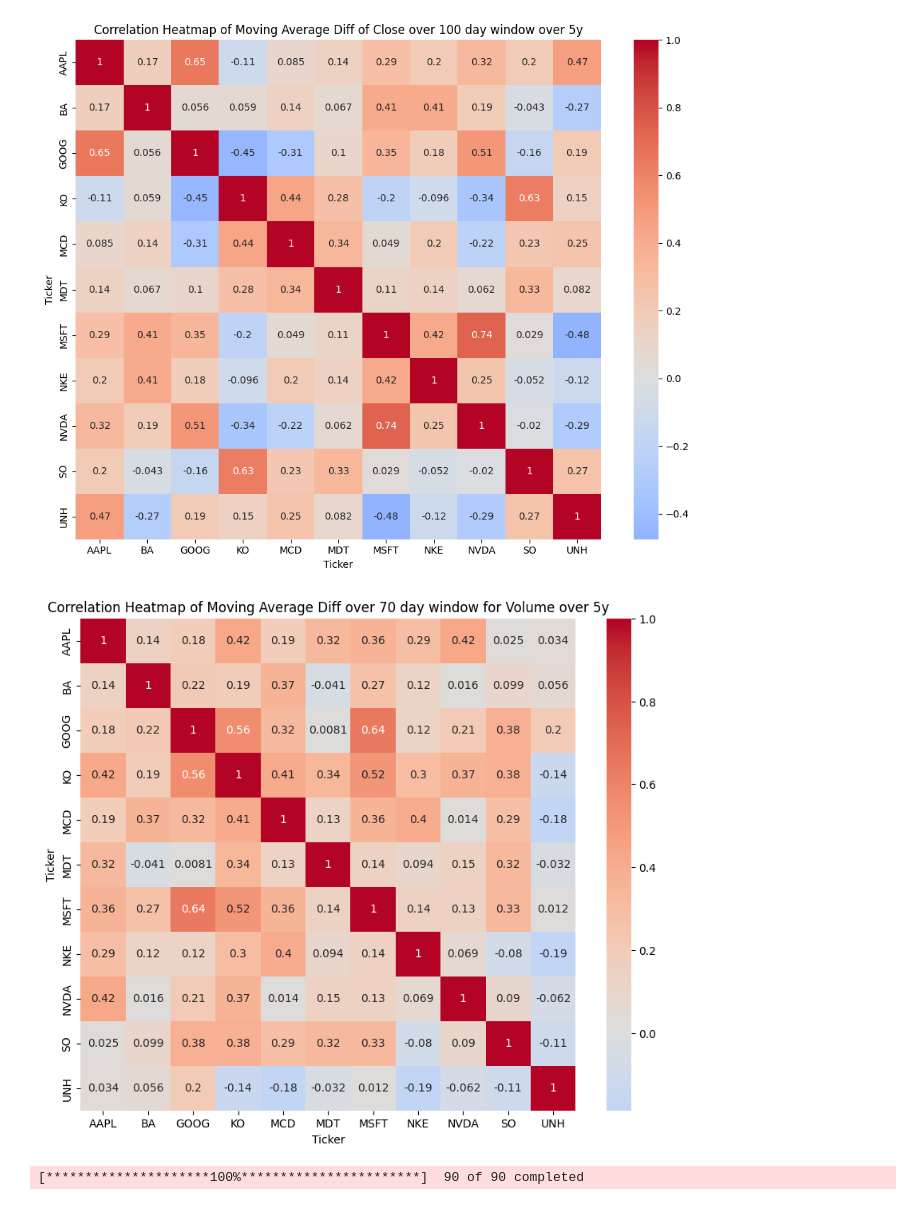
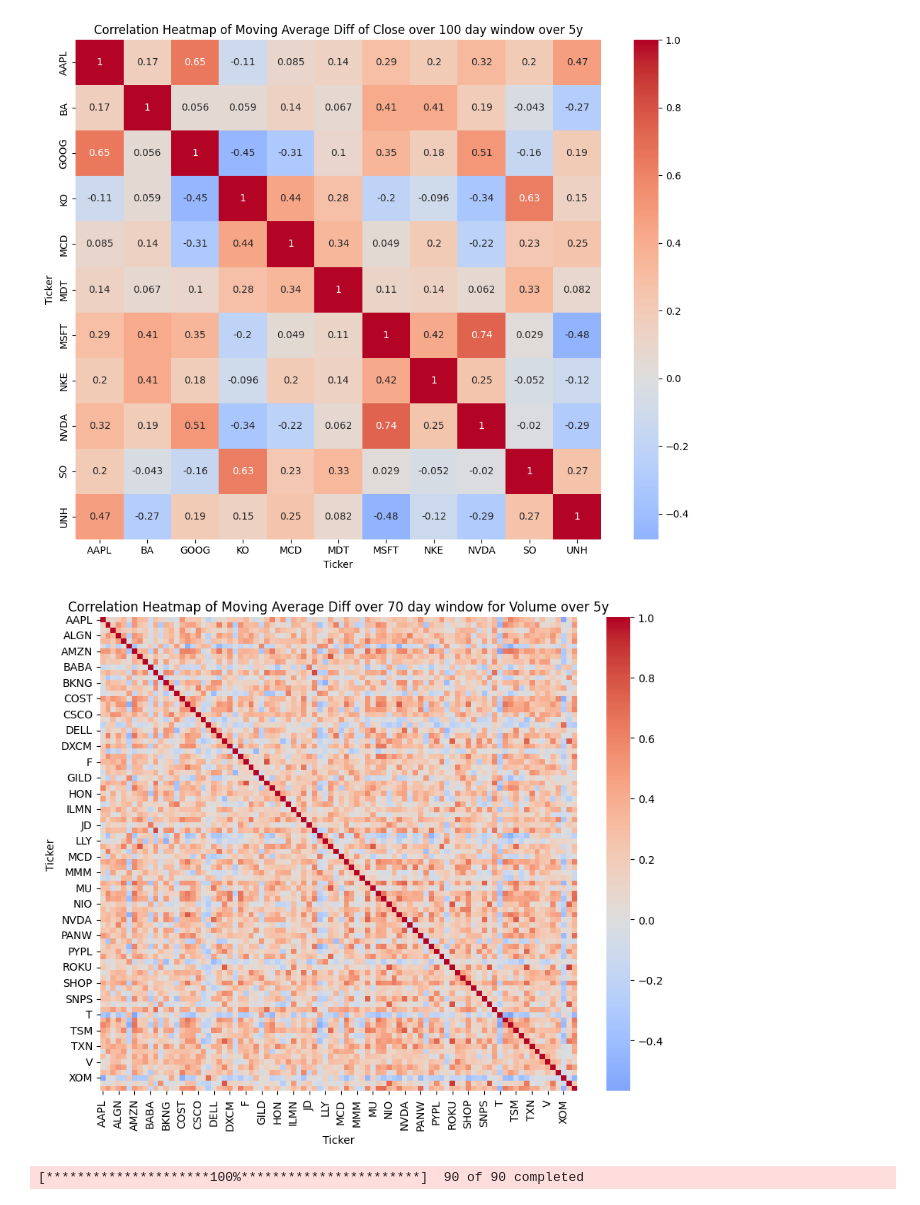
Before and after one commit to AlexanderVaz15/Final_16B, a Jupyter notebook: BullFolio.ipynb, the cells around one changed output. Drawn from its saved outputs; the diff is of its cells as text; code cells hidden in the pictures.

```diff
--- a/BullFolio.ipynb
+++ b/BullFolio.ipynb
@@ -342,8 +342,8 @@ plt.show()
 # %% [output]
 [figure]
 # %%
-feature = 'Volume'
-returns = test.MovingAverages(feature,70)[('Diff',)]
+feature = 'Close'
+returns = bigTest.MovingAverages(feature,70)[('Diff',)]
 summary_stats = returns.describe().T
 summary_stats['skew'] = returns.skew()
 summary_stats['kurtosis'] = returns.kurtosis()
@@ -351,11 +351,11 @@ corr_matrix = returns.corr()
 cov_matrix = returns.cov()
 # %%
 plt.figure(figsize=(10, 8))
-sns.heatmap(corr_matrix, annot=True, cmap='coolwarm', center=0)
-plt.title(f'Correlation Heatmap of Moving Average Diff over 70 day window for Volume over {test.timePeriod}' )
+sns.heatmap(corr_matrix, annot=False, cmap='coolwarm', center=0)
+plt.title(f'Correlation Heatmap of Moving Average Diff over 70 day window for Volume over {bigTest.timePeriod}' )
 plt.show()
 # %% [output]
-[figure, old version]
+[figure, new version]
 # %%
 bigTest.change_timePeriod('5y')
 # %% [output]
```
Also changed, not shown: parts of 1 cell of this notebook.
